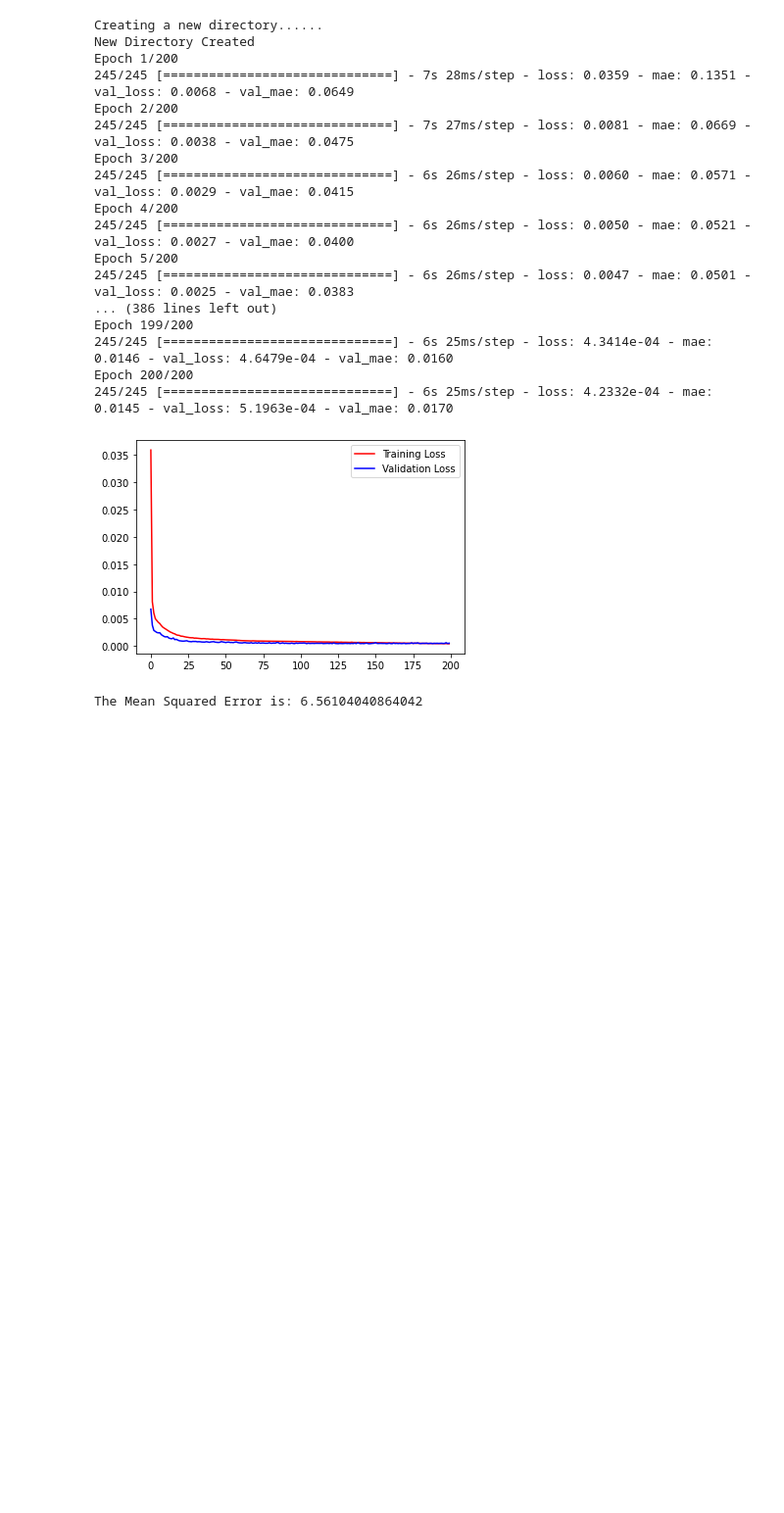
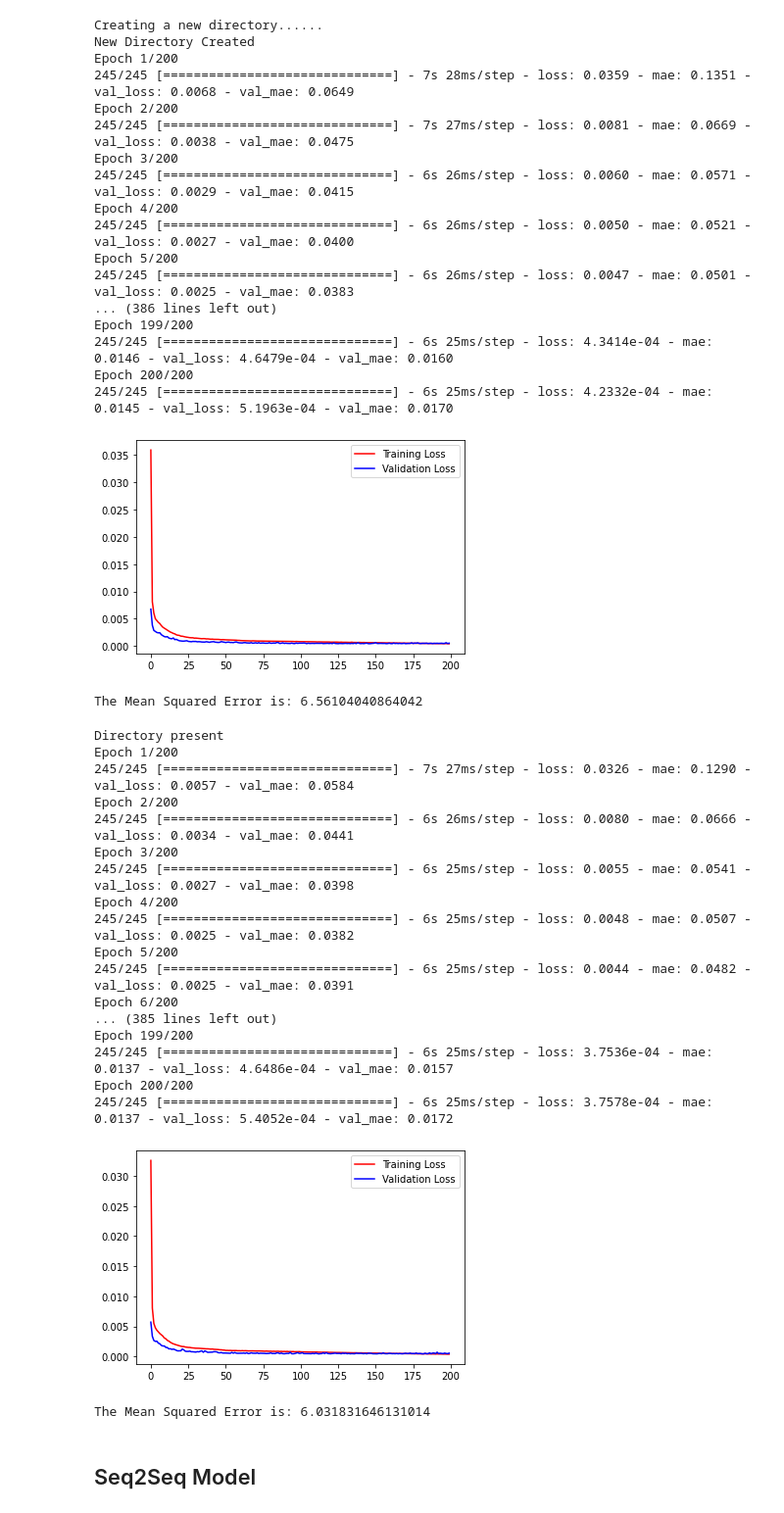
Before and after one commit to msaad1311/Pavement-Temperature-Prediction, a Jupyter notebook: Code/Pavement Temperature Prediction.ipynb, the cells around one changed output. Shown: that part at 98% size. Cells and saved outputs as stored; diff of their text form; code cells hidden in the pictures; blank space fills up the shorter version.

Commit message:
completed the convlstm results and halfway through seq2seq

```diff
--- a/Code/Pavement Temperature Prediction.ipynb
+++ b/Code/Pavement Temperature Prediction.ipynb
@@ -480,6 +480,7 @@ atten_convlstm.add(keras.layers.ConvLSTM2D(64, kernel_size=(1,3),return_sequence
 atten_convlstm.add(keras.layers.ConvLSTM2D(64, kernel_size=(1,3),return_sequences=True))
 atten_convlstm.add(keras.layers.ConvLSTM2D(64, kernel_size=(1,3),return_sequences=True))
 atten_convlstm.add(keras.layers.ConvLSTM2D(64, kernel_size=(1,3),return_sequences=True))
+atten_convlstm.add(attention(return_sequences=True))
 atten_convlstm.add(keras.layers.Flatten())
 atten_convlstm.add(keras.layers.Dense(512, activation='relu'))
 atten_convlstm.add(keras.layers.Dense(128, activation='relu'))
@@ -493,31 +494,53 @@ try:
     os.chdir(os.path.join(dest,'ConvLSTM'))
     print('Directory present')
 except FileNotFoundError:
     print('Creating a new directory......')
     os.chdir(os.path.join(dest))
     os.mkdir('ConvLSTM')
     os.chdir(os.path.join(dest,'ConvLSTM'))
     print('New Directory Created')
 
 history = atten_convlstm.fit(x_train_conv,y_train,validation_split=0.1,batch_size=32,epochs=200,callbacks=[checkpoint_attention])
 
 plt.plot(history.history['loss'],'r',label='Training Loss')
 plt.plot(history.history['val_loss'],'b',label='Validation Loss')
 plt.legend()
 plt.show()
 
 atten_convlstm.load_weights(filepath_attention)
 preds = atten_convlstm.predict(x_test_conv)
 
 y_test_unscaled = scaler.inverse_transform(y_test)
 y_pred_unscaled = scaler.inverse_transform(preds)
 
 e_mse = mse(y_test_unscaled[:,5],y_pred_unscaled[:,5])
 print(f'The Mean Squared Error is: {e_mse}')
 
 for i in range(y_test.shape[1]):
         sheet2.write(0, 0, 'MSE')
         sheet2.write(0, 1, 'Hours Ahead')
         sheet2.write(i + 1, 0, mse(y_test_unscaled[:,i],y_pred_unscaled[:,i]))
         sheet2.write(i + 1, 1, i+1)
-wk.save('')
+wk.save('ConvLSTM Results.xls')
+# %% [output]
+Directory present
+Epoch 1/200
+245/245 [==============================] - 7s 27ms/step - loss: 0.0326 - mae: 0.1290 - val_loss: 0.0057 - val_mae: 0.0584
+Epoch 2/200
+245/245 [==============================] - 6s 26ms/step - loss: 0.0080 - mae: 0.0666 - val_loss: 0.0034 - val_mae: 0.0441
+Epoch 3/200
+245/245 [==============================] - 6s 25ms/step - loss: 0.0055 - mae: 0.0541 - val_loss: 0.0027 - val_mae: 0.0398
+Epoch 4/200
+245/245 [==============================] - 6s 25ms/step - loss: 0.0048 - mae: 0.0507 - val_loss: 0.0025 - val_mae: 0.0382
+Epoch 5/200
+245/245 [==============================] - 6s 25ms/step - loss: 0.0044 - mae: 0.0482 - val_loss: 0.0025 - val_mae: 0.0391
+Epoch 6/200
+... (385 lines left out)
+Epoch 199/200
+245/245 [==============================] - 6s 25ms/step - loss: 3.7536e-04 - mae: 0.0137 - val_loss: 4.6486e-04 - val_mae: 0.0157
+Epoch 200/200
+245/245 [==============================] - 6s 25ms/step - loss: 3.7578e-04 - mae: 0.0137 - val_loss: 5.4052e-04 - val_mae: 0.0172
+[figure, added]
+The Mean Squared Error is: 6.031831646131014
+# %% [markdown]
+## Seq2Seq Model
```
Also changed, not shown: parts of 4 cells of this notebook, 3 other files.
